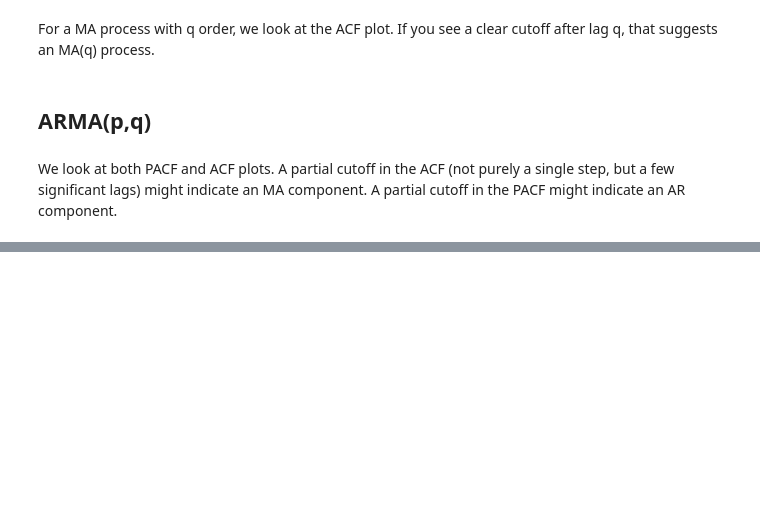
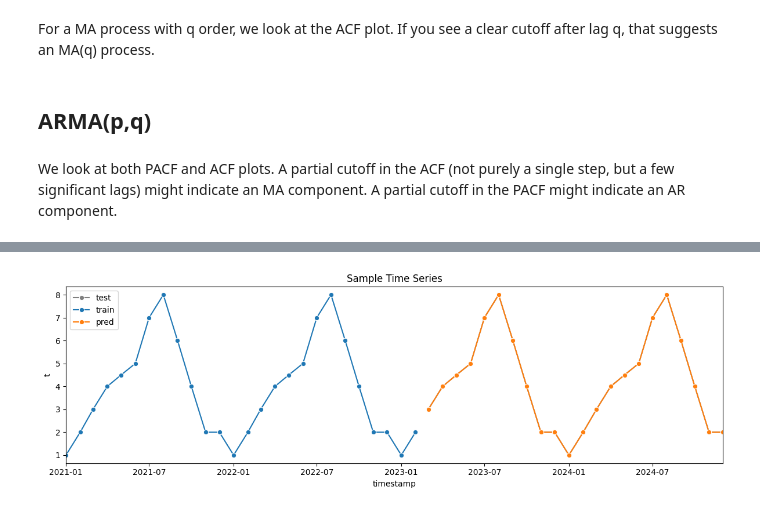
Before and after one commit to Shirui-peng/Deep-Learning-in-Quantitative-Trading, a Jupyter notebook: Chapter2/02_ts_models.ipynb, the cells around one changed output, grey strips where cells are left out. Drawn from its saved outputs; the diff is of its cells as text; code cells hidden in the pictures; blank space fills up the shorter version.

```diff
--- a/Chapter2/02_ts_models.ipynb
+++ b/Chapter2/02_ts_models.ipynb
@@ -71,0 +141,9 @@ plt.legend()
+# %%
+from statsmodels.tsa.ar_model import AutoReg
+from statsmodels.tsa.arima_model import ARMA
+
+train = sample['t'][:26]
+ar_model = AutoReg(train, lags=12).fit()
+
+print(ar_model.summary())
+pred = ar_model.predict(start=26, end=48, dynamic=False)
@@ -71,0 +168,11 @@ plt.legend()
+# %%
+f, ax = plt.subplots(nrows=1, ncols=1, figsize=(12, 4))
+sns.lineplot(x=sample.timestamp[26:48], y=sample.t[26:48], marker='o', label='test', color='grey')
+sns.lineplot(x=sample.timestamp[:26], y=train, marker='o', label='train')
+sns.lineplot(x=sample.timestamp[26:48], y=pred, marker='o', label='pred')
+ax.set_xlim([sample.timestamp.iloc[0], sample.timestamp.iloc[-1]])
+ax.set_title('Sample Time Series')
+plt.tight_layout()
+plt.show()
+# %% [output]
+[figure, added]
```
Also changed, not shown: parts of 13 cells of this notebook.
